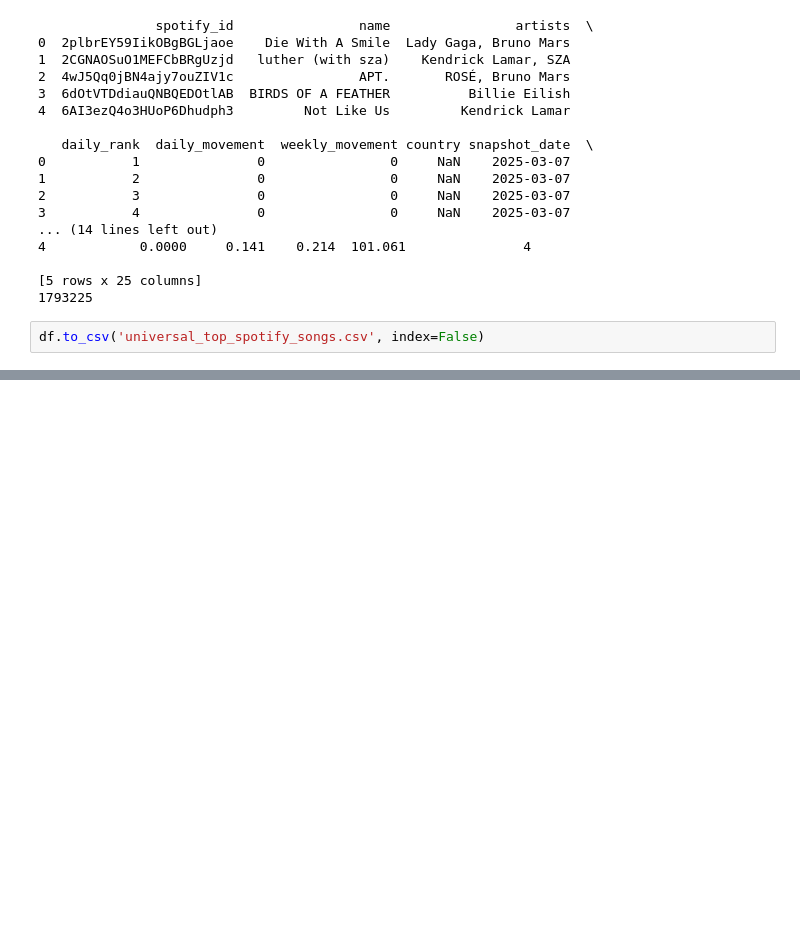
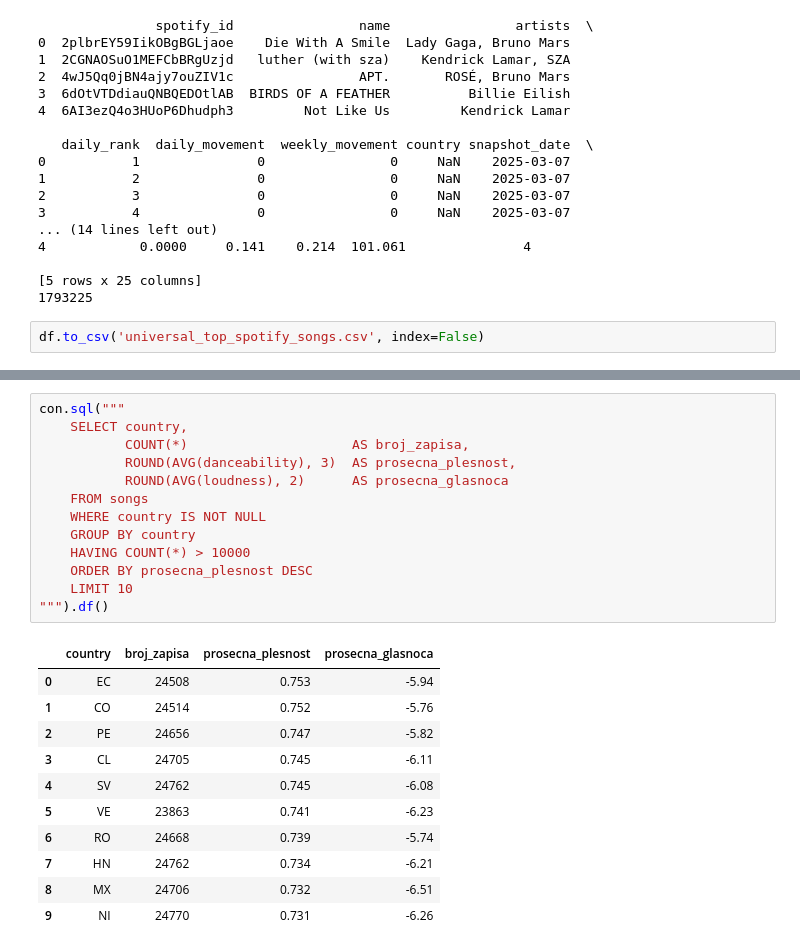
Before and after one commit to MarijaRistic23/Istrazivanje-podataka-2, a Jupyter notebook: 1) Priprema podataka/00_ExtractCSV.ipynb, the cells around one changed output, grey strips where cells are left out. Cells and saved outputs as stored; diff of their text form; blank space fills up the shorter version.

```diff
--- a/1) Priprema podataka/00_ExtractCSV.ipynb
+++ b/1) Priprema podataka/00_ExtractCSV.ipynb
@@ -78,0 +270,25 @@ df.to_csv('universal_top_spotify_songs.csv', index=False)
+# %%
+con.sql("""
+    SELECT country,
+           COUNT(*)                     AS broj_zapisa,
+           ROUND(AVG(danceability), 3)  AS prosecna_plesnost,
+           ROUND(AVG(loudness), 2)      AS prosecna_glasnoca
+    FROM songs
+    WHERE country IS NOT NULL
+    GROUP BY country
+    HAVING COUNT(*) > 10000
+    ORDER BY prosecna_plesnost DESC
+    LIMIT 10
+""").df()
+# %% [output]
+|  | country | broj_zapisa | prosecna_plesnost | prosecna_glasnoca |
+| 0 | EC | 24508 | 0.753 | -5.94 |
+| 1 | CO | 24514 | 0.752 | -5.76 |
+| 2 | PE | 24656 | 0.747 | -5.82 |
+| 3 | CL | 24705 | 0.745 | -6.11 |
+| 4 | SV | 24762 | 0.745 | -6.08 |
+| 5 | VE | 23863 | 0.741 | -6.23 |
+| 6 | RO | 24668 | 0.739 | -5.74 |
+| 7 | HN | 24762 | 0.734 | -6.21 |
+| 8 | MX | 24706 | 0.732 | -6.51 |
+| 9 | NI | 24770 | 0.731 | -6.26 |
```
Also changed, not shown: parts of 31 cells of this notebook, 1 other file.
